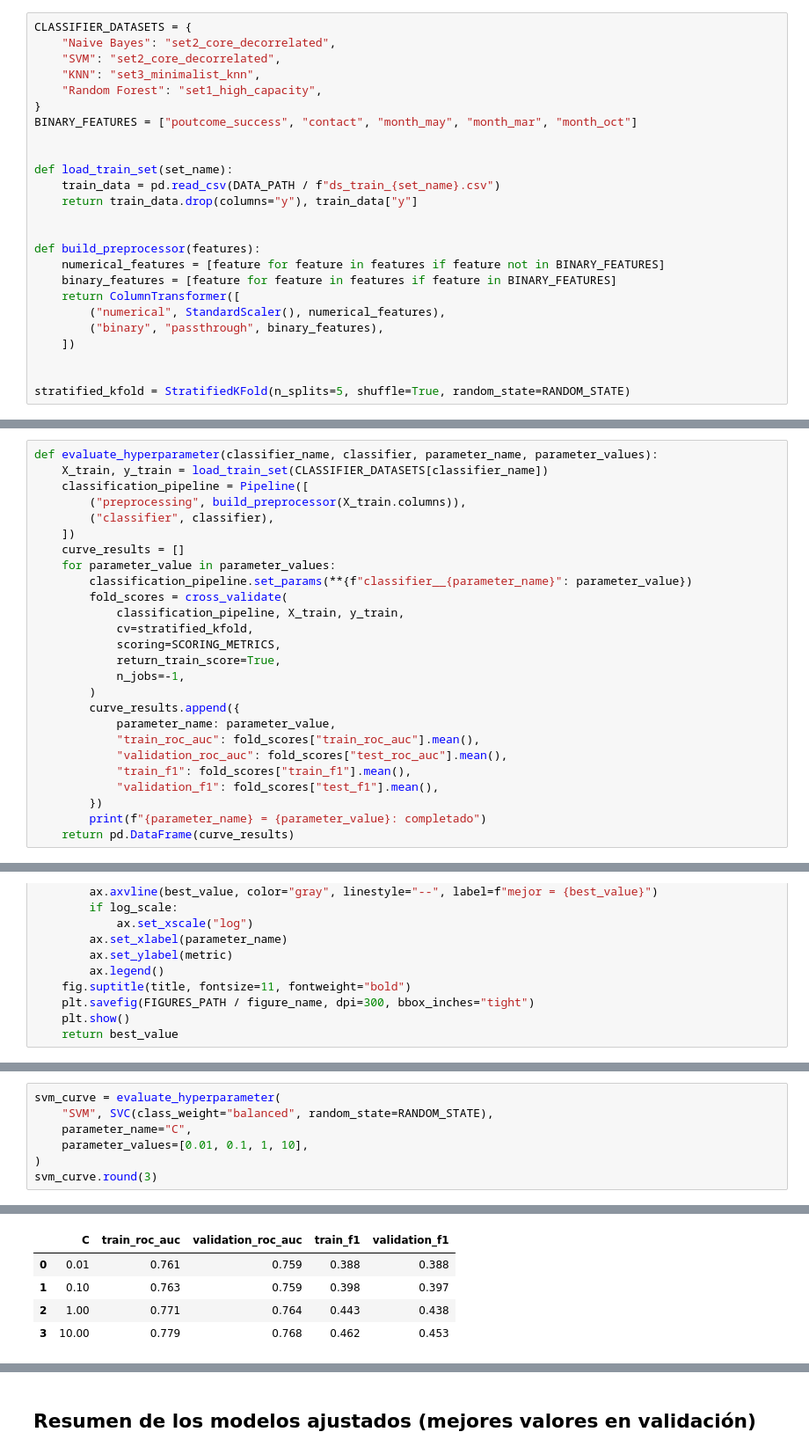
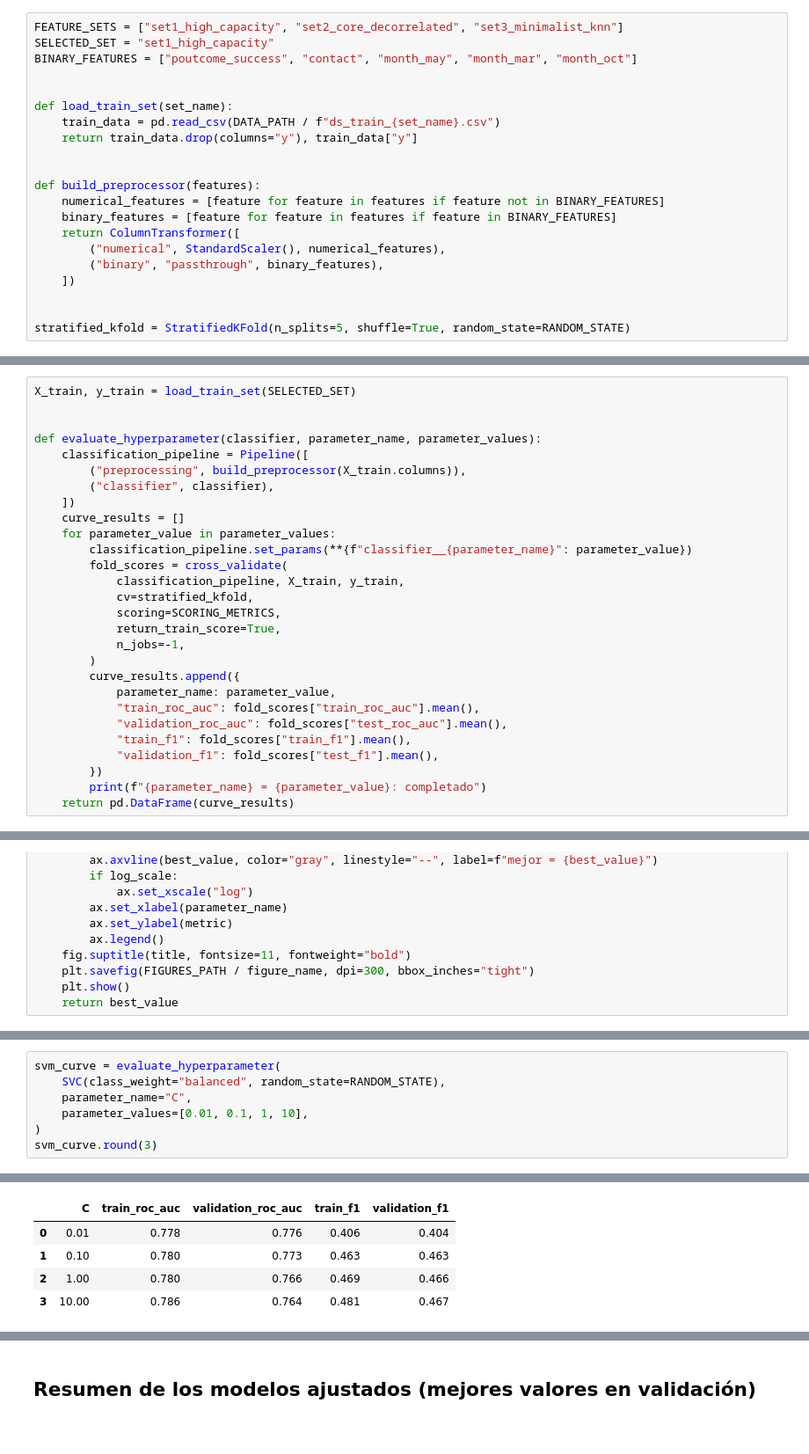
Before and after one commit to Diego050904/TP2_ML_entrega, a Jupyter notebook: notebooks/03_ajuste_hiperparametros.ipynb, the cells around one changed output, grey strips where cells are left out. Shown at 88% size. Cells and saved outputs as stored; diff of their text form.

```diff
--- a/notebooks/03_ajuste_hiperparametros.ipynb
+++ b/notebooks/03_ajuste_hiperparametros.ipynb
@@ -33,10 +33,6 @@ SCORING_METRICS = ["roc_auc", "f1"]
 # %%
-CLASSIFIER_DATASETS = {
-    "Naive Bayes": "set2_core_decorrelated",
-    "SVM": "set2_core_decorrelated",
-    "KNN": "set3_minimalist_knn",
-    "Random Forest": "set1_high_capacity",
-}
+FEATURE_SETS = ["set1_high_capacity", "set2_core_decorrelated", "set3_minimalist_knn"]
+SELECTED_SET = "set1_high_capacity"
 BINARY_FEATURES = ["poutcome_success", "contact", "month_may", "month_mar", "month_oct"]
 
 
@@ -58,8 +54,10 @@ stratified_kfold = StratifiedKFold(n_splits=5, shuffle=True, random_state=RANDOM
 # %% [markdown]
 ## Curva de validación: puntuaciones en train y validación para cada valor
 # %%
-def evaluate_hyperparameter(classifier_name, classifier, parameter_name, parameter_values):
-    X_train, y_train = load_train_set(CLASSIFIER_DATASETS[classifier_name])
+X_train, y_train = load_train_set(SELECTED_SET)
+
+
+def evaluate_hyperparameter(classifier, parameter_name, parameter_values):
     classification_pipeline = Pipeline([
         ("preprocessing", build_preprocessor(X_train.columns)),
         ("classifier", classifier),
@@ -111,20 +109,20 @@ def plot_validation_curve(curve_results, parameter_name, title, figure_name, log
 - **C grande:** margen estrecho, penaliza violaciones y tiende a sobreajustar ruido muestral.
 # %%
 svm_curve = evaluate_hyperparameter(
-    "SVM", SVC(class_weight="balanced", random_state=RANDOM_STATE),
+    SVC(class_weight="balanced", random_state=RANDOM_STATE),
     parameter_name="C",
     parameter_values=[0.01, 0.1, 1, 10],
 )
 svm_curve.round(3)
 # %% [output]
 C = 0.01: completado
 C = 0.1: completado
 C = 1: completado
 C = 10: completado
 |  | C | train_roc_auc | validation_roc_auc | train_f1 | validation_f1 |
-| 0 | 0.01 | 0.761 | 0.759 | 0.388 | 0.388 |
-| 1 | 0.10 | 0.763 | 0.759 | 0.398 | 0.397 |
-| 2 | 1.00 | 0.771 | 0.764 | 0.443 | 0.438 |
-| 3 | 10.00 | 0.779 | 0.768 | 0.462 | 0.453 |
+| 0 | 0.01 | 0.778 | 0.776 | 0.406 | 0.404 |
+| 1 | 0.10 | 0.780 | 0.773 | 0.463 | 0.463 |
+| 2 | 1.00 | 0.780 | 0.766 | 0.469 | 0.466 |
+| 3 | 10.00 | 0.786 | 0.764 | 0.481 | 0.467 |
 # %%
 best_svm_c = plot_validation_curve(svm_curve, "C", "SVM (Kernel RBF) - Curva de Validación",
```
Also changed, not shown: parts of 13 cells of this notebook, 23 other files.
